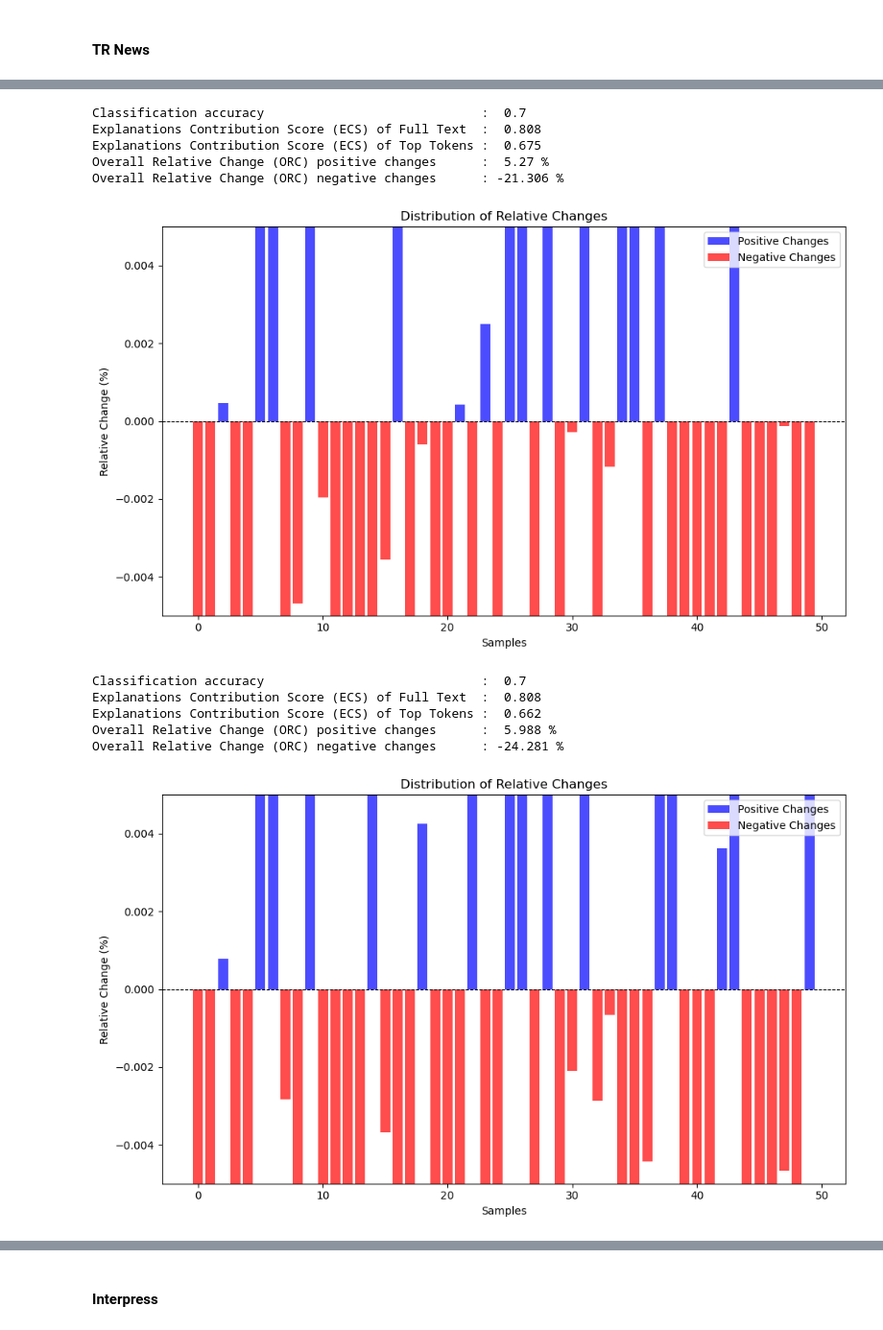
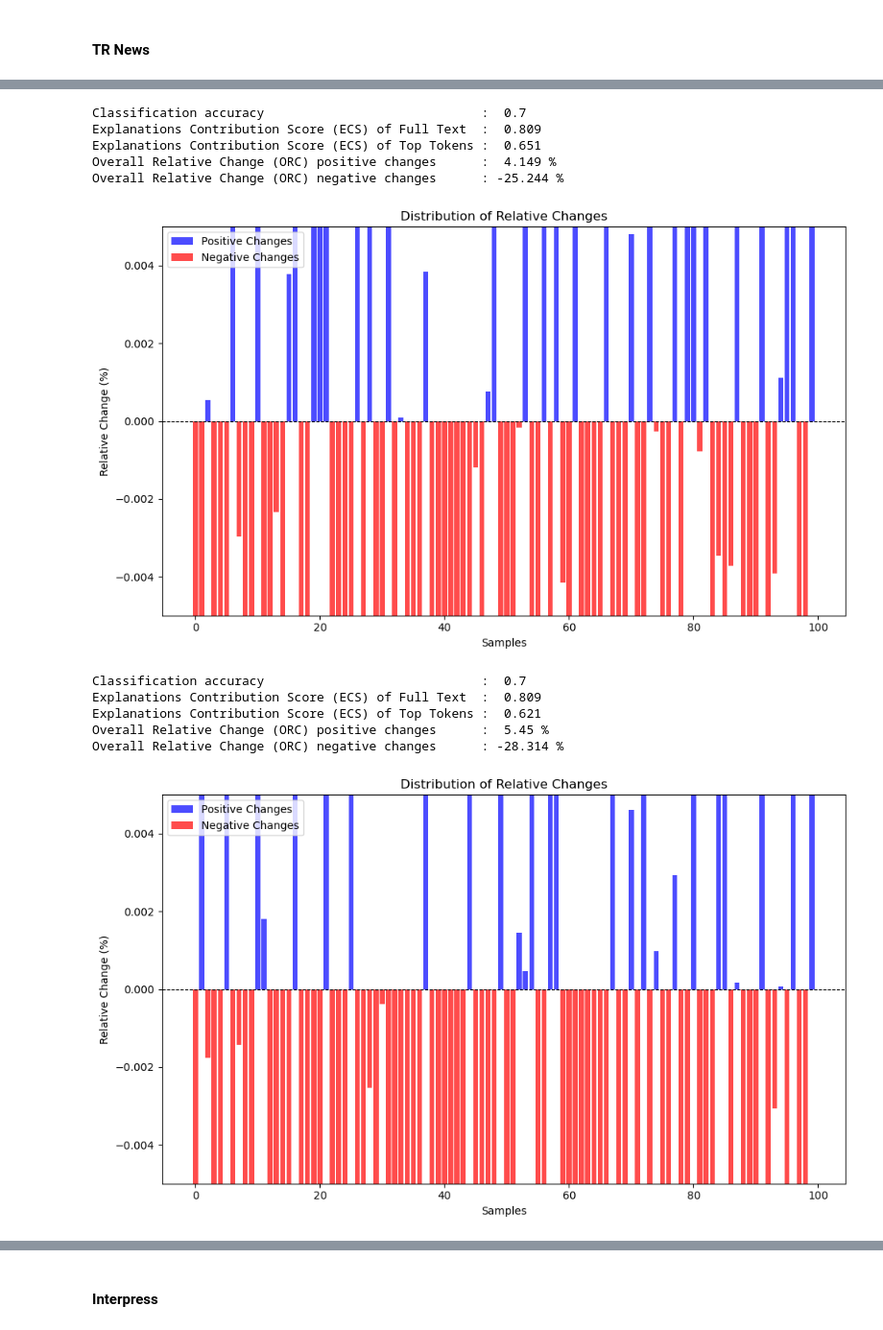
Before and after one commit to onurporsuk/Quantitative-Evaluation-of-Explainability-in-TR, a Jupyter notebook: src/Explainability_Random_with_BERT_in_Turkish_Text_Classification.ipynb, the cells around one changed output, grey strips where cells are left out. Shown at 96% size. Saved outputs shown, nothing was run; the diff lists cells and outputs as text; code cells hidden in the pictures.

```diff
--- a/src/Explainability_Random_with_BERT_in_Turkish_Text_Classification.ipynb
+++ b/src/Explainability_Random_with_BERT_in_Turkish_Text_Classification.ipynb
@@ -286,8 +351,8 @@ File 'rand_values_tr_news_0.7_bert' saved.
 # %%
-all_exp_results = pd.concat([all_exp_results, pd.DataFrame([evaluate_explanations(tr_news_bert_results[0.5][1])],
+all_exp_results = pd.concat([all_exp_results, pd.DataFrame([evaluate_explanations(tr_news_bert_results[0.5][0])],
                                                            columns=all_exp_results.columns)], ignore_index=True)
-all_exp_results = pd.concat([all_exp_results, pd.DataFrame([evaluate_explanations(tr_news_bert_results[0.6][1])],
+all_exp_results = pd.concat([all_exp_results, pd.DataFrame([evaluate_explanations(tr_news_bert_results[0.6][0])],
                                                            columns=all_exp_results.columns)], ignore_index=True)
-all_exp_results = pd.concat([all_exp_results, pd.DataFrame([evaluate_explanations(tr_news_bert_results[0.7][1])],
+all_exp_results = pd.concat([all_exp_results, pd.DataFrame([evaluate_explanations(tr_news_bert_results[0.7][0])],
                                                            columns=all_exp_results.columns)], ignore_index=True)
 # %% [output]
@@ -350,8 +446,8 @@ File 'rand_values_interpress_0.7_bert' saved.
 # %%
-all_exp_results = pd.concat([all_exp_results, pd.DataFrame([evaluate_explanations(interpress_bert_results[0.5][1])],
+all_exp_results = pd.concat([all_exp_results, pd.DataFrame([evaluate_explanations(interpress_bert_results[0.5][0])],
                                                            columns=all_exp_results.columns)], ignore_index=True)
-all_exp_results = pd.concat([all_exp_results, pd.DataFrame([evaluate_explanations(interpress_bert_results[0.6][1])],
+all_exp_results = pd.concat([all_exp_results, pd.DataFrame([evaluate_explanations(interpress_bert_results[0.6][0])],
                                                            columns=all_exp_results.columns)], ignore_index=True)
-all_exp_results = pd.concat([all_exp_results, pd.DataFrame([evaluate_explanations(interpress_bert_results[0.7][1])],
+all_exp_results = pd.concat([all_exp_results, pd.DataFrame([evaluate_explanations(interpress_bert_results[0.7][0])],
                                                            columns=all_exp_results.columns)], ignore_index=True)
 # %% [output]
@@ -414,8 +541,8 @@ File 'rand_values_tc32_0.7_bert' saved.
 # %%
-all_exp_results = pd.concat([all_exp_results, pd.DataFrame([evaluate_explanations(tc32_bert_results[0.5][1])],
+all_exp_results = pd.concat([all_exp_results, pd.DataFrame([evaluate_explanations(tc32_bert_results[0.5][0])],
                                                            columns=all_exp_results.columns)], ignore_index=True)
-all_exp_results = pd.concat([all_exp_results, pd.DataFrame([evaluate_explanations(tc32_bert_results[0.6][1])],
+all_exp_results = pd.concat([all_exp_results, pd.DataFrame([evaluate_explanations(tc32_bert_results[0.6][0])],
                                                            columns=all_exp_results.columns)], ignore_index=True)
-all_exp_results = pd.concat([all_exp_results, pd.DataFrame([evaluate_explanations(tc32_bert_results[0.7][1])],
+all_exp_results = pd.concat([all_exp_results, pd.DataFrame([evaluate_explanations(tc32_bert_results[0.7][0])],
                                                            columns=all_exp_results.columns)], ignore_index=True)
 # %% [output]
@@ -539,9 +696,9 @@ File 'rand_values_ttc_0.7_tbt' saved.
 # %%
-all_exp_results = pd.concat([all_exp_results, pd.DataFrame([evaluate_explanations(ttc4900_tbt_results[0.5][1])],
+all_exp_results = pd.concat([all_exp_results, pd.DataFrame([evaluate_explanations(ttc4900_tbt_results[0.5][0])],
                                                            columns=all_exp_results.columns)], ignore_index=True)
-all_exp_results = pd.concat([all_exp_results, pd.DataFrame([evaluate_explanations(ttc4900_tbt_results[0.6][1])],
+all_exp_results = pd.concat([all_exp_results, pd.DataFrame([evaluate_explanations(ttc4900_tbt_results[0.6][0])],
                                                            columns=all_exp_results.columns)], ignore_index=True)
-all_exp_results = pd.concat([all_exp_results, pd.DataFrame([evaluate_explanations(ttc4900_tbt_results[0.7][1])],
+all_exp_results = pd.concat([all_exp_results, pd.DataFrame([evaluate_explanations(ttc4900_tbt_results[0.7][0])],
                                                            columns=all_exp_results.columns)], ignore_index=True)
 # %% [output]
 Classification accuracy                             :  0.9
@@ -603,21 +791,21 @@ File 'rand_values_tr_news_0.7_tbt' saved.
 # %%
-all_exp_results = pd.concat([all_exp_results, pd.DataFrame([evaluate_explanations(tr_news_tbt_results[0.5][1])],
+all_exp_results = pd.concat([all_exp_results, pd.DataFrame([evaluate_explanations(tr_news_tbt_results[0.5][0])],
                                                            columns=all_exp_results.columns)], ignore_index=True)
-all_exp_results = pd.concat([all_exp_results, pd.DataFrame([evaluate_explanations(tr_news_tbt_results[0.6][1])],
+all_exp_results = pd.concat([all_exp_results, pd.DataFrame([evaluate_explanations(tr_news_tbt_results[0.6][0])],
                                                            columns=all_exp_results.columns)], ignore_index=True)
-all_exp_results = pd.concat([all_exp_results, pd.DataFrame([evaluate_explanations(tr_news_tbt_results[0.7][1])],
+all_exp_results = pd.concat([all_exp_results, pd.DataFrame([evaluate_explanations(tr_news_tbt_results[0.7][0])],
                                                            columns=all_exp_results.columns)], ignore_index=True)
 # %% [output]
 Classification accuracy                             :  0.7
-Explanations Contribution Score (ECS) of Full Text  :  0.808
-Explanations Contribution Score (ECS) of Top Tokens :  0.675
-Overall Relative Change (ORC) positive changes      :  5.27 %
-Overall Relative Change (ORC) negative changes      : -21.306 %
+Explanations Contribution Score (ECS) of Full Text  :  0.809
+Explanations Contribution Score (ECS) of Top Tokens :  0.651
+Overall Relative Change (ORC) positive changes      :  4.149 %
+Overall Relative Change (ORC) negative changes      : -25.244 %
-[figure, old version]
+[figure, new version]
 Classification accuracy                             :  0.7
-Explanations Contribution Score (ECS) of Full Text  :  0.808
-Explanations Contribution Score (ECS) of Top Tokens :  0.662
-Overall Relative Change (ORC) positive changes      :  5.988 %
-Overall Relative Change (ORC) negative changes      : -24.281 %
+Explanations Contribution Score (ECS) of Full Text  :  0.809
+Explanations Contribution Score (ECS) of Top Tokens :  0.621
+Overall Relative Change (ORC) positive changes      :  5.45 %
+Overall Relative Change (ORC) negative changes      : -28.314 %
-[figure, old version]
+[figure, new version]
 Classification accuracy                             :  0.7
```
Also changed, not shown: parts of 19 cells of this notebook, 8 other files.
